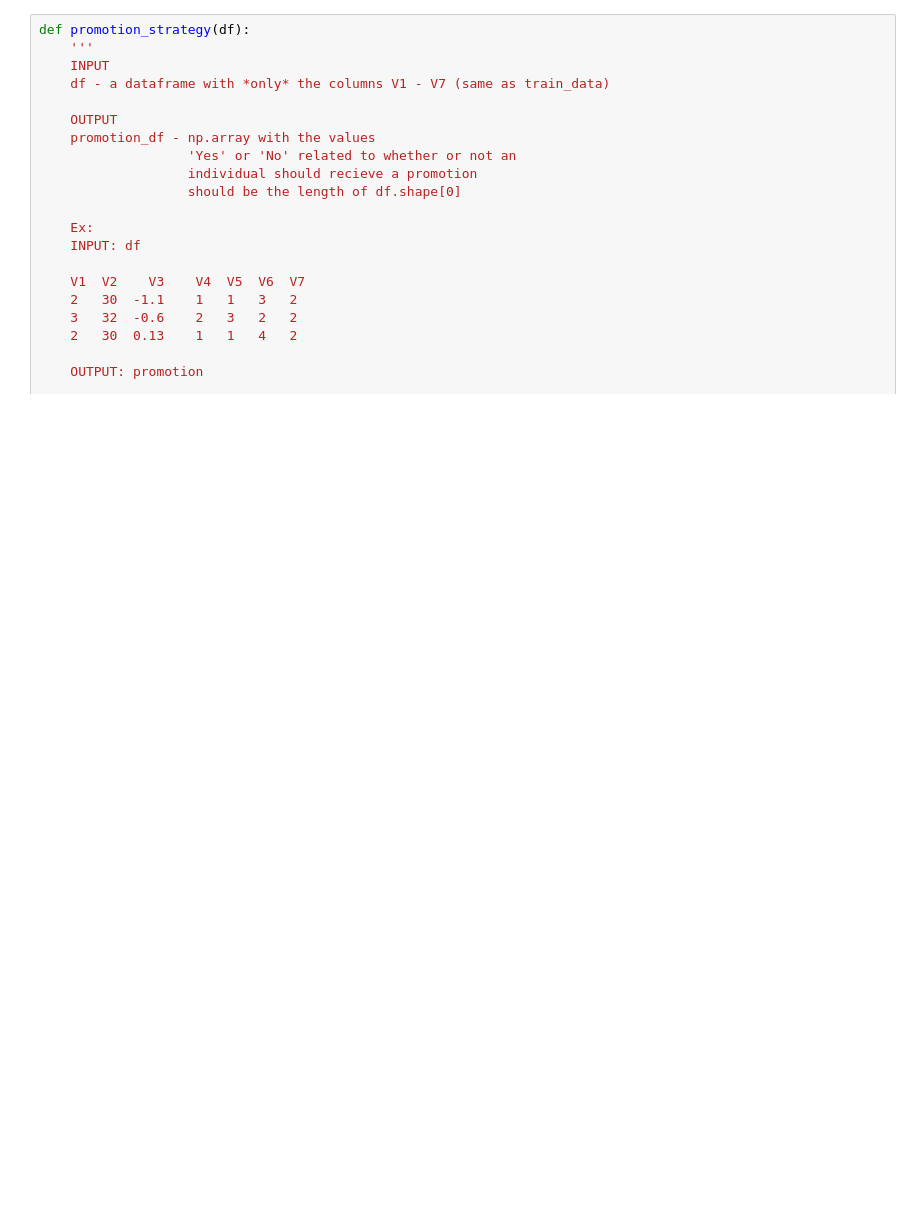
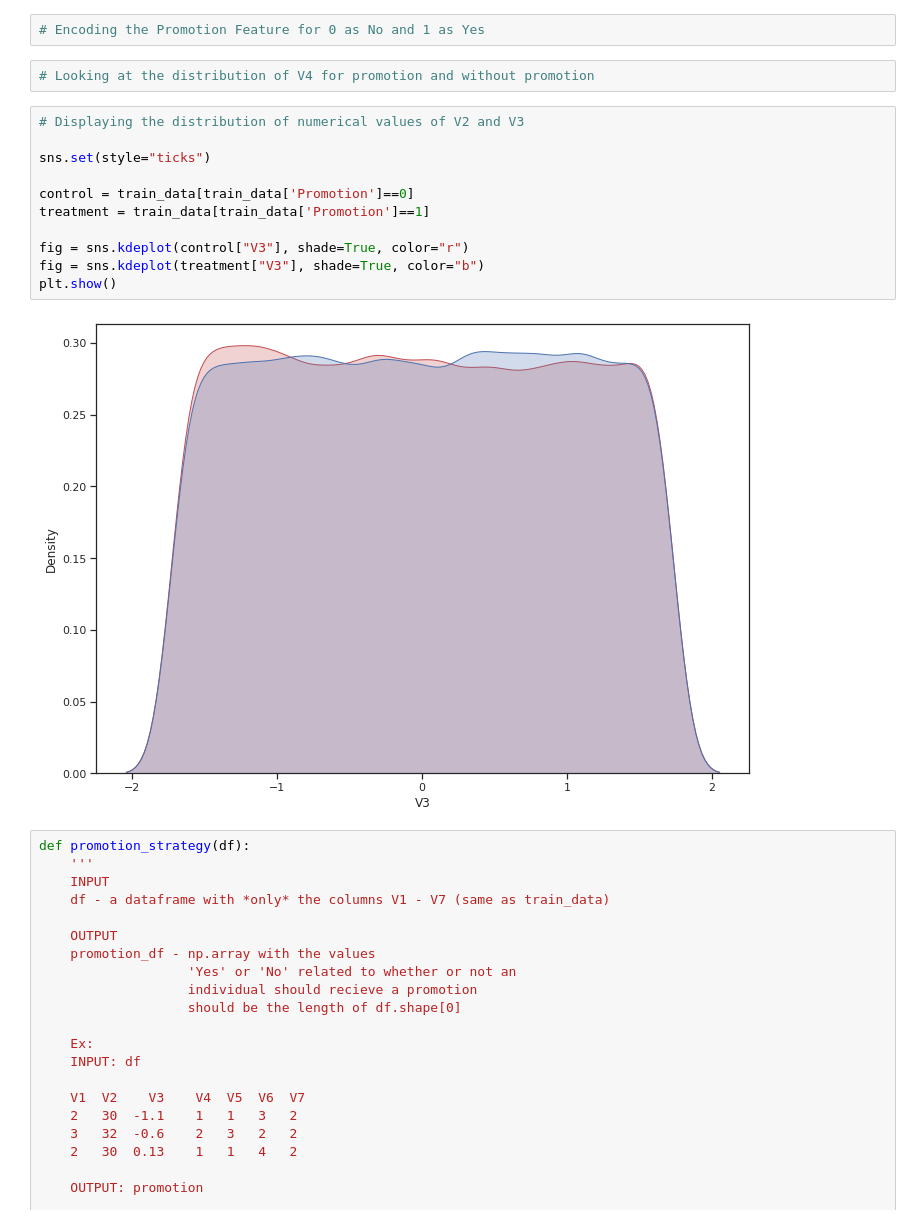
Before and after one commit to defunSM/Data-Science-Portfolio, a Jupyter notebook: Starbucks_Promotion_Analysis/Starbucks.ipynb, the cells around one changed output. Drawn from its saved outputs; the diff is of its cells as text; blank space fills up the shorter version.

```diff
--- a/Starbucks_Promotion_Analysis/Starbucks.ipynb
+++ b/Starbucks_Promotion_Analysis/Starbucks.ipynb
@@ -80,3 +117,20 @@ train_data.head()
+# %%
+# Encoding the Promotion Feature for 0 as No and 1 as Yes
+# %%
+# Looking at the distribution of V4 for promotion and without promotion
+# %%
+# Displaying the distribution of numerical values of V2 and V3
+
+sns.set(style="ticks")
+
+control = train_data[train_data['Promotion']==0]
+treatment = train_data[train_data['Promotion']==1]
+
+fig = sns.kdeplot(control["V3"], shade=True, color="r")
+fig = sns.kdeplot(treatment["V3"], shade=True, color="b")
+plt.show()
+# %% [output]
+[figure, added]
 # %%
 def promotion_strategy(df):
     '''
```
Also changed, not shown: parts of 8 cells of this notebook.
